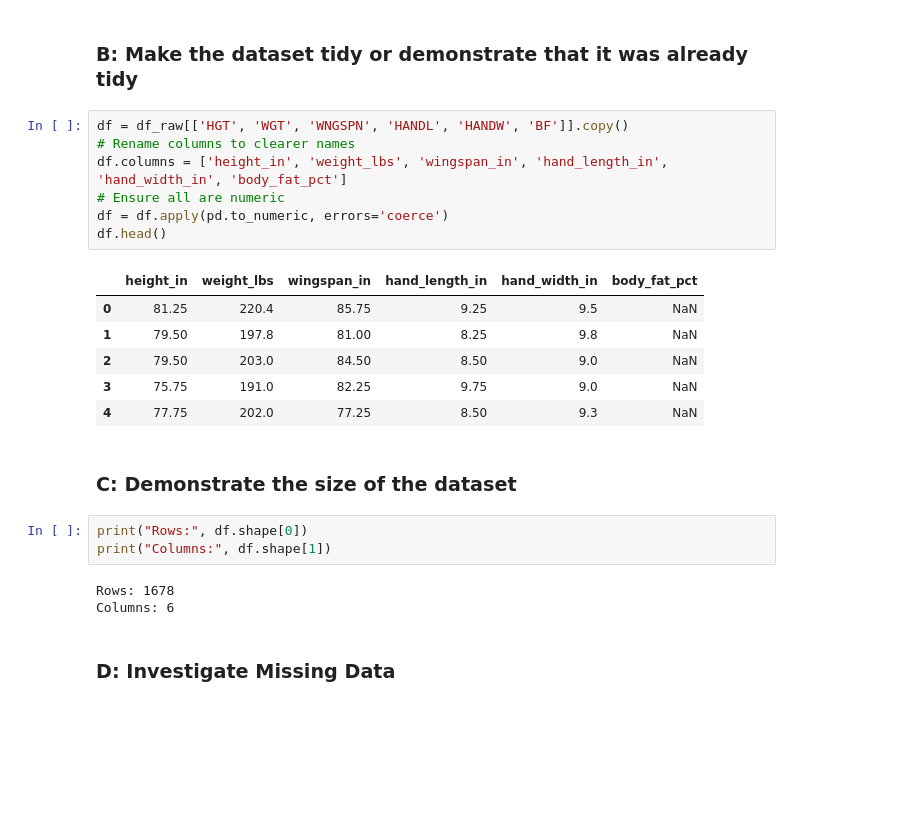
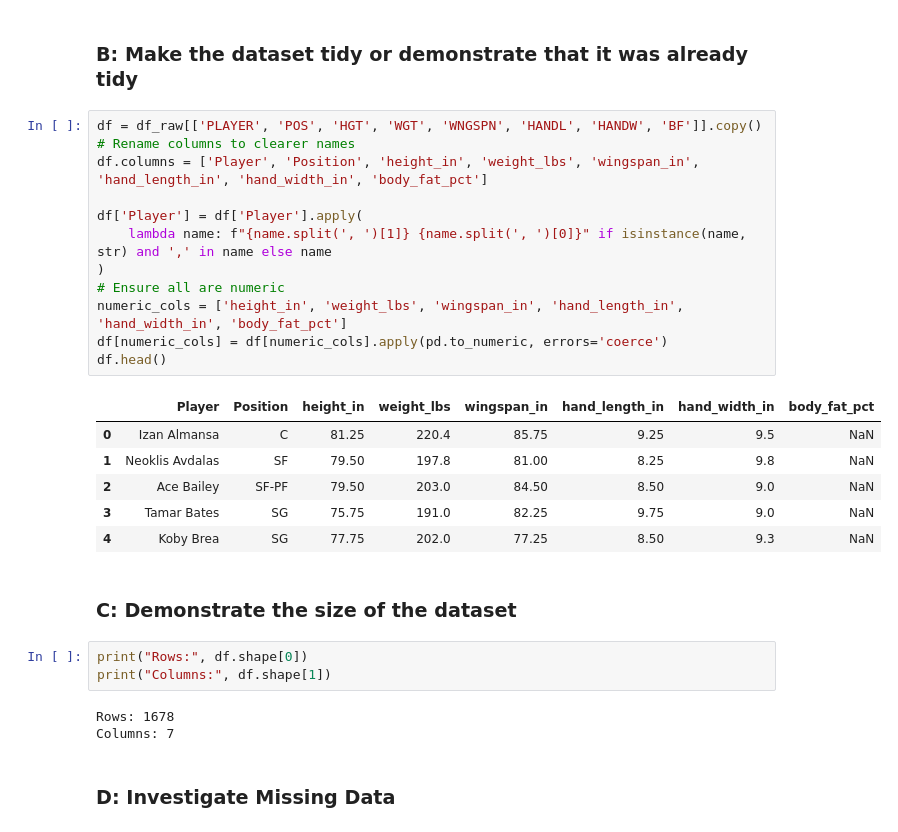
Before and after one commit to COGS108/Group010_WI26, a Jupyter notebook: 01-DataCheckpoint.ipynb, the cells around one changed output. Drawn from its saved outputs; the diff is of its cells as text; blank space fills up the shorter version.

Commit message:
Data Checkpoint and Section 1 of EDA
Added 'Player' and 'Position' column to francisco dataset and completed section 1 of EDA.

```diff
--- a/01-DataCheckpoint.ipynb
+++ b/01-DataCheckpoint.ipynb
@@ -181,19 +181,24 @@ Columns:
 # %% [markdown]
 ### B: Make the dataset tidy or demonstrate that it was already tidy
 # %%
-df = df_raw[['HGT', 'WGT', 'WNGSPN', 'HANDL', 'HANDW', 'BF']].copy()
+df = df_raw[['PLAYER', 'POS', 'HGT', 'WGT', 'WNGSPN', 'HANDL', 'HANDW', 'BF']].copy()
 # Rename columns to clearer names
-df.columns = ['height_in', 'weight_lbs', 'wingspan_in', 'hand_length_in', 'hand_width_in', 'body_fat_pct']
+df.columns = ['Player', 'Position', 'height_in', 'weight_lbs', 'wingspan_in', 'hand_length_in', 'hand_width_in', 'body_fat_pct']
+
+df['Player'] = df['Player'].apply(
+    lambda name: f"{name.split(', ')[1]} {name.split(', ')[0]}" if isinstance(name, str) and ',' in name else name
+)
 # Ensure all are numeric
-df = df.apply(pd.to_numeric, errors='coerce')
+numeric_cols = ['height_in', 'weight_lbs', 'wingspan_in', 'hand_length_in', 'hand_width_in', 'body_fat_pct']
+df[numeric_cols] = df[numeric_cols].apply(pd.to_numeric, errors='coerce')
 df.head()
 # %% [output]
-|  | height_in | weight_lbs | wingspan_in | hand_length_in | hand_width_in | body_fat_pct |
-| 0 | 81.25 | 220.4 | 85.75 | 9.25 | 9.5 | NaN |
-| 1 | 79.50 | 197.8 | 81.00 | 8.25 | 9.8 | NaN |
-| 2 | 79.50 | 203.0 | 84.50 | 8.50 | 9.0 | NaN |
-| 3 | 75.75 | 191.0 | 82.25 | 9.75 | 9.0 | NaN |
-| 4 | 77.75 | 202.0 | 77.25 | 8.50 | 9.3 | NaN |
+|  | Player | Position | height_in | weight_lbs | wingspan_in | hand_length_in | hand_width_in | body_fat_pct |
+| 0 | Izan Almansa | C | 81.25 | 220.4 | 85.75 | 9.25 | 9.5 | NaN |
+| 1 | Neoklis Avdalas | SF | 79.50 | 197.8 | 81.00 | 8.25 | 9.8 | NaN |
+| 2 | Ace Bailey | SF-PF | 79.50 | 203.0 | 84.50 | 8.50 | 9.0 | NaN |
+| 3 | Tamar Bates | SG | 75.75 | 191.0 | 82.25 | 9.75 | 9.0 | NaN |
+| 4 | Koby Brea | SG | 77.75 | 202.0 | 77.25 | 8.50 | 9.3 | NaN |
 # %% [markdown]
 ### C: Demonstrate the size of the dataset
 # %%
@@ -201,7 +206,7 @@ print("Rows:", df.shape[0])
 print("Columns:", df.shape[1])
 # %% [output]
 Rows: 1678
-Columns: 6
+Columns: 7
 # %% [markdown]
 ### D: Investigate Missing Data
 # %%
```
Also changed, not shown: parts of 3 cells of this notebook, 1 other file.
